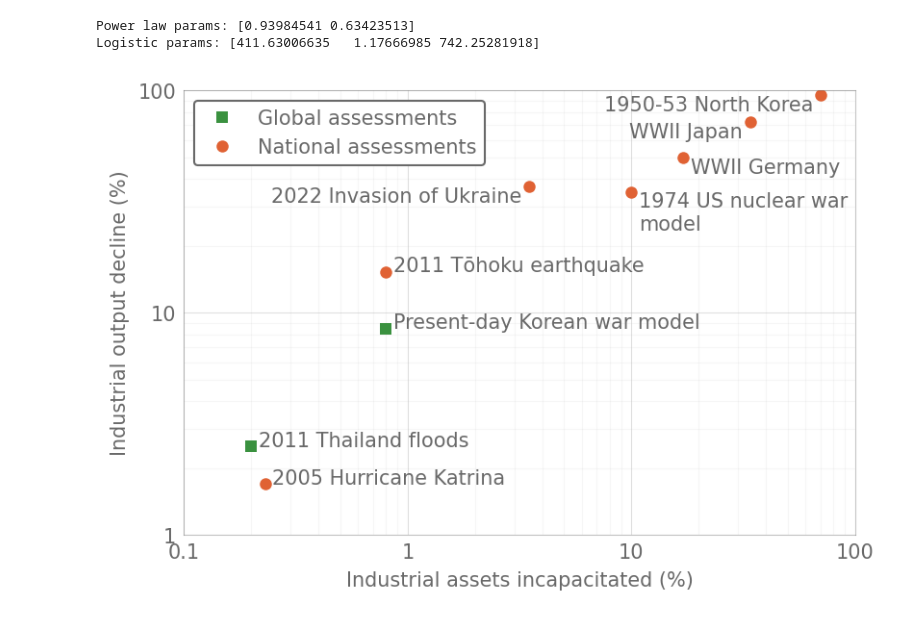
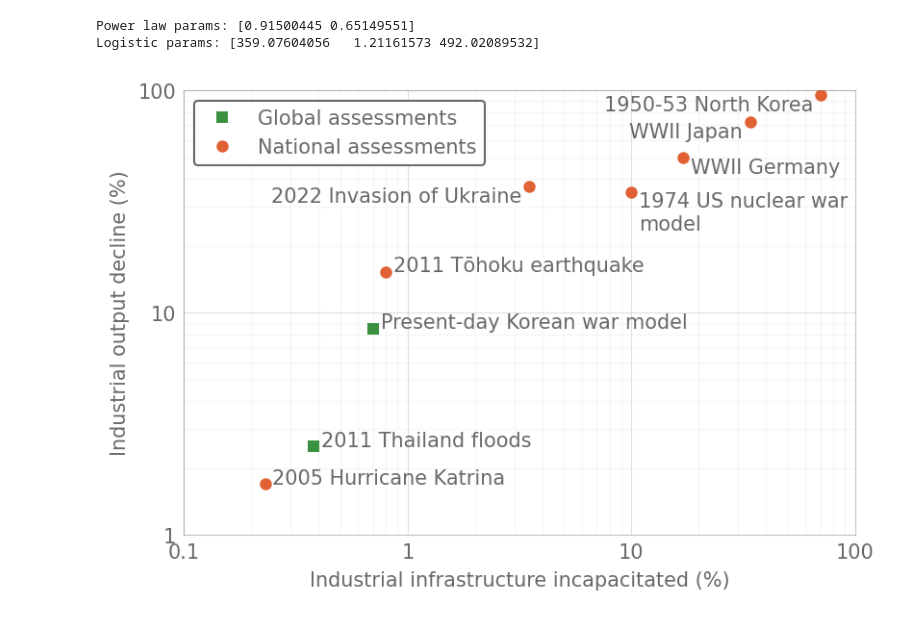
Before and after one commit to allfed/Population-Loss-NW, a Jupyter notebook: scripts/industry-destruction-response.ipynb, the cells around one changed output. Cells and saved outputs as stored; diff of their text form; code cells hidden in the pictures.

```diff
--- a/scripts/industry-destruction-response.ipynb
+++ b/scripts/industry-destruction-response.ipynb
@@ -13,7 +13,7 @@ plt.close(1)
 plt.figure(1, figsize=(6,4))
 
 # Global numbers
-x1 = np.array([0.2, 0.8])
+x1 = np.array([0.38, 0.7])
 y1 = np.array([2.5, 8.5])
 labels1 = ["2011 Thailand floods", "Present-day Korean war model"]
 plt.plot(x1, y1, "s", label='Global assessments')
@@ -62,35 +62,35 @@ y_fit_logistic = logistic(x_fit, *params_logistic)
 
 # Plot the power law fit
 print("Power law params:", params_power)
 # plt.plot(x_fit[y_fit_power<100], y_fit_power[y_fit_power<100], linestyle='-', color='grey', lw=0.5, label='Power law fit')
 
 # Plot the logistic fit
 print("Logistic params:", params_logistic)
 # plt.plot(x_fit, y_fit_logistic, linestyle='--', color='red', lw=0.5, label='Logistic fit')
 
 ax = plt.gca()
 ax.set_xscale("log")
 ax.set_yscale("log")
-plt.xlabel("Industrial assets incapacitated (%)")
+plt.xlabel("Industrial infrastructure incapacitated (%)")
 plt.ylabel("Industrial output decline (%)")
 ax.xaxis.set_major_formatter(plt.FuncFormatter(lambda val, pos: "{:.1f}".format(val) if val < 1 else "{:.0f}".format(val)))
 ax.yaxis.set_major_formatter(plt.FuncFormatter(lambda val, pos: "{:.1f}".format(val) if val < 1 else "{:.0f}".format(val)))
 
 for spine in ax.spines.values():
     spine.set_alpha(0.4)
     spine.set_linewidth(0.5)
     spine.set_color('dimgrey')
     spine.set_visible(True)
 
 plt.legend()
 plt.ylim(1, 100)
 plt.xlim(0.1, 100)
 
 plt.grid(True, which="minor", ls="-", alpha=0.1, lw=0.5)
 
 # plt.show()
-plt.savefig("../results/industry-destruction-response.png", dpi=500)
+plt.savefig("../results/industry-destruction-response.png", dpi=500, bbox_inches="tight")
 # %% [output]
-Power law params: [0.93984541 0.63423513]
-Logistic params: [411.63006635   1.17666985 742.25281918]
+Power law params: [0.91500445 0.65149551]
+Logistic params: [359.07604056   1.21161573 492.02089532]
-[figure, old version]
+[figure, new version]
```
Also changed, not shown: 8 other files.
